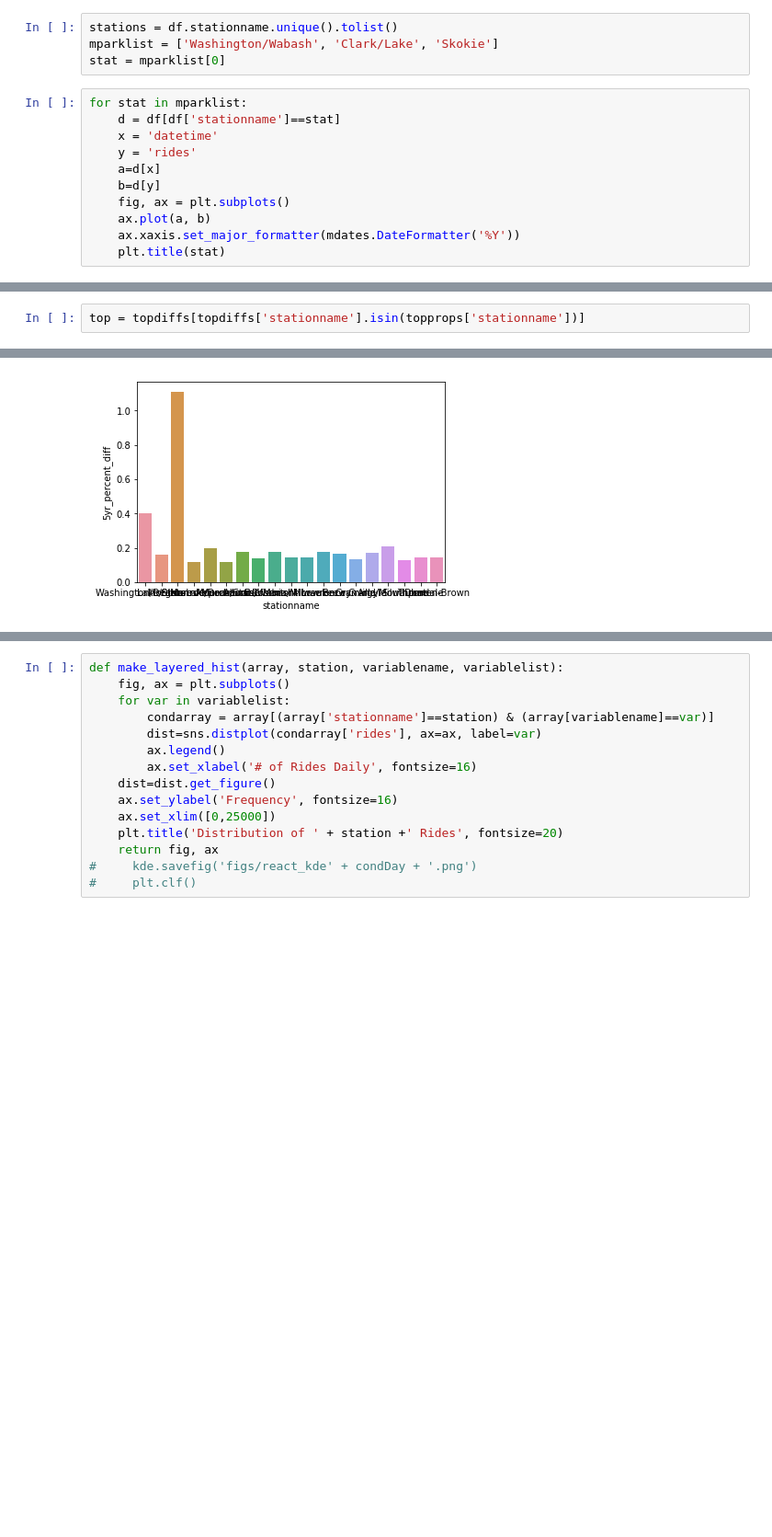
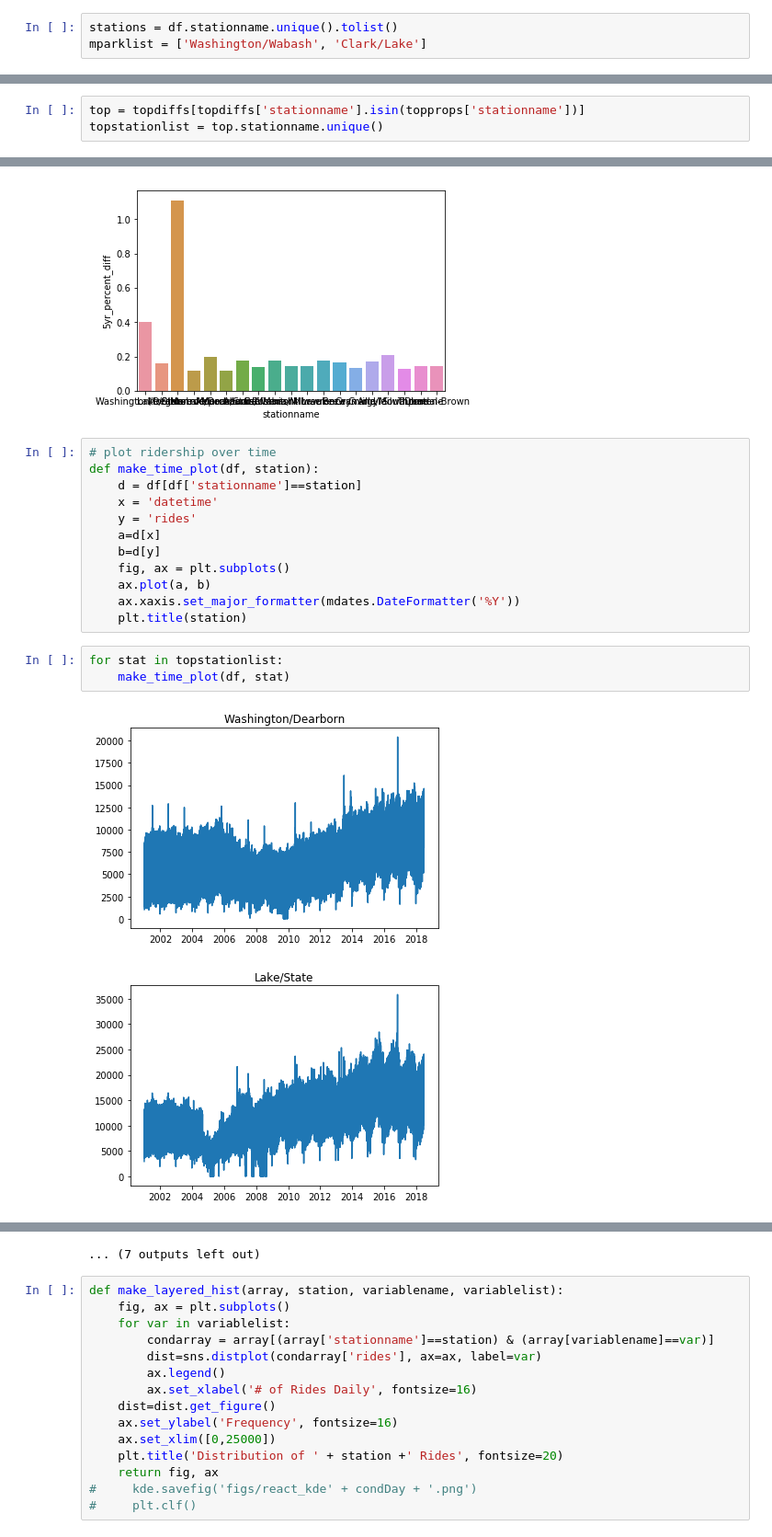
Before and after one commit to donnajobridge/cta, a Jupyter notebook: cta.ipynb, the cells around one changed output, grey strips where cells are left out. Shown at 92% size. Saved outputs shown, nothing was run; the diff lists cells and outputs as text; blank space fills up the shorter version.

```diff
--- a/cta.ipynb
+++ b/cta.ipynb
@@ -33,16 +32,4 @@ daytypedict = dict(zip(daytypes, ['Sun/Hol', 'Weekday', 'Sat']))
 df['daytype']=df['daytype'].map(daytypedict)
 # %%
 stations = df.stationname.unique().tolist()
-mparklist = ['Washington/Wabash', 'Clark/Lake', 'Skokie']
-stat = mparklist[0]
+mparklist = ['Washington/Wabash', 'Clark/Lake']
-# %%
-for stat in mparklist:
-    d = df[df['stationname']==stat]
-    x = 'datetime'
-    y = 'rides'
-    a=d[x]
-    b=d[y]
-    fig, ax = plt.subplots()
-    ax.plot(a, b)
-    ax.xaxis.set_major_formatter(mdates.DateFormatter('%Y'))
-    plt.title(stat)
@@ -93,6 +69,7 @@ topdiffs = df_diff.sort_values(by=['5yr_diff'], ascending=False).reset_index(dro
 topprops = df_diff.sort_values(by=['5yr_percent_diff'], ascending=False).reset_index(drop=True).loc[0:24,:]
 # %%
 top = topdiffs[topdiffs['stationname'].isin(topprops['stationname'])]
+topstationlist = top.stationname.unique()
 # %%
 sns.barplot(x='stationname', y='5yr_diff', data=top)
 # %% [output]
@@ -103,3 +80,21 @@ sns.barplot(x='stationname', y='5yr_percent_diff', data=top)
 # %% [output]
 <matplotlib.axes._subplots.AxesSubplot at 0x...>
 [figure]
+# %%
+# plot ridership over time
+def make_time_plot(df, station):
+    d = df[df['stationname']==station]
+    x = 'datetime'
+    y = 'rides'
+    a=d[x]
+    b=d[y]
+    fig, ax = plt.subplots()
+    ax.plot(a, b)
+    ax.xaxis.set_major_formatter(mdates.DateFormatter('%Y'))
+    plt.title(station)
+# %%
+for stat in topstationlist:
+    make_time_plot(df, stat)
+# %% [output]
+[figure, added]
+[figure, added]
@@ -106,3 +111,4 @@ sns.barplot(x='stationname', y='5yr_percent_diff', data=top)
+... (7 outputs left out)
 # %%
 def make_layered_hist(array, station, variablename, variablelist):
     fig, ax = plt.subplots()
```
Also changed, not shown: parts of 12 cells of this notebook, 2 other files.
